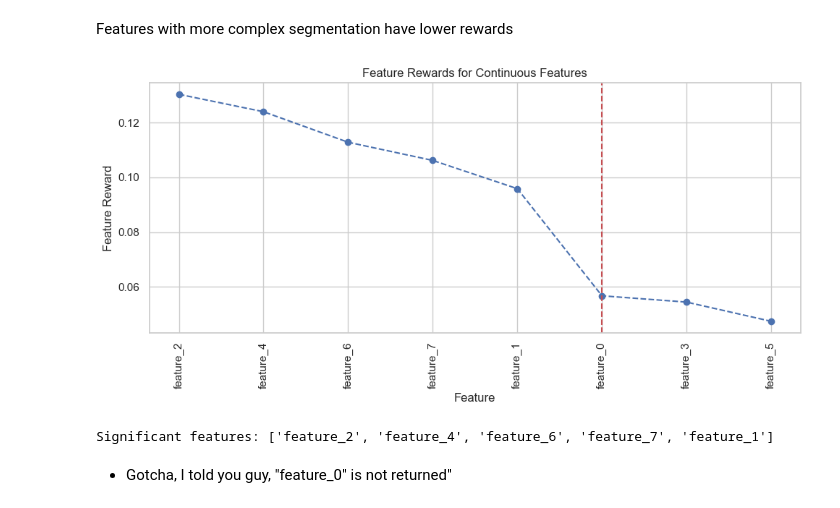
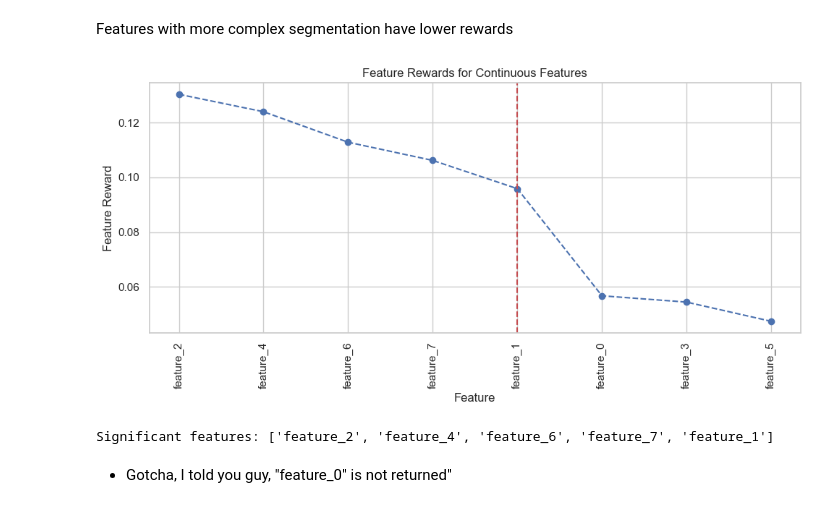
Before and after one commit to Yedson54/project-exstream, a Jupyter notebook: notebooks/exstream.ipynb, the cells around one changed output. Cells and saved outputs as stored; diff of their text form; code cells hidden in the pictures.

```diff
--- a/notebooks/exstream.ipynb
+++ b/notebooks/exstream.ipynb
@@ -423,6 +427,19 @@ Distance = entropy_based_reward(class_entropy(TSA, TSR),
 print(f"Feature Distance: {Distance}")
 
 def single_feature_reward(df, feature, trace_id, ano_id):
+    """
+    Calculate the reward for a single feature based on entropy.
+
+    Parameters:
+    df (DataFrame): The input dataframe.
+    feature (str): The name of the feature.
+    trace_id (str): The trace ID column name.
+    ano_id (str): The anomaly ID column name.
+
+    Returns:
+    float: The entropy-based reward for the feature.
+    """
+
     ts_ano, ts_ref = tsa_tsr_series_split(df, trace_id=trace_id, ano_id=ano_id)
     ts = generate_TS(pd.concat([ts_ano, ts_ref]), feature)
     ts_class_entropy = class_entropy(tsa, tsr)
@@ -471,63 +488,63 @@ def compute_feature_rewards(df: pd.DataFrame, trace_id: str, ano_id: int, featur
     }
     return feature_rewards
 
-def select_feature_on_rewards(
-        df: pd.DataFrame,
-        trace_id: str,
-        ano_id: int,
-        features_code: List[str],
-        plot: bool = True,
-        verbose: bool = True,
-) -> List[str]:
+import numpy as np
+import matplotlib.pyplot as plt
+
+def select_feature_on_rewards(df, trace_id, ano_id, features_code, ignore_first=False, plot=True, verbose=True):
     """
     Plots the feature rewards for continuous features and identifies the elbow point.
+    Optionally ignores the first sharpest drop if it is the first feature.
 
     Parameters:
     - df (pd.DataFrame): DataFrame containing the features.
     - trace_id (str): The trace ID.
     - ano_id (int): The anomaly ID.
     - features_code (List[str]): List of feature names.
+    - ignore_first (bool, optional): Whether to ignore the first sharpest drop. Defaults to False.
     - plot (bool, optional): Whether to plot the feature rewards. Defaults to True.
+    - verbose (bool, optional): Whether to print detailed information. Defaults to True.
 
     Returns:
-    - list: The significant features identified up to the elbow point.
+    - List[str]: The significant features identified up to the elbow point.
     """
-    # Compute feature rewards, sort features based on their rewards in descending order.
     feature_rewards = compute_feature_rewards(
         df, trace_id=trace_id, ano_id=ano_id, features_code=features_code
-    )
+        )
     sorted_features = sorted(feature_rewards.items(), key=lambda x: x[1], reverse=True)
     variables, rewards = zip(*sorted_features)
+
     # Calculate differences between successive feature rewards
-    differences = np.diff(rewards)
-    # Threshold defined by the max dropout in rewards
+    differences = np.abs(np.diff(rewards))
     elbow_point = np.argmax(differences)
 
+    # Check if the elbow point is the first feature and whether to ignore it
+    if ignore_first and elbow_point == 0:
+        second_largest_drop = np.argmax(differences[1:]) + 1  # Offset by 1 due to slicing
+        elbow_point = second_largest_drop
+
     if plot:
-        # Create the plot
         plt.figure(figsize=(10, 5))
         plt.plot(variables, rewards, marker='o', linestyle='--', color='b')
         plt.xlabel('Feature')
         plt.ylabel('Feature Reward')
         plt.title('Feature Rewards for Continuous Features')
         plt.xticks(rotation=90)
         plt.tight_layout()
-        # Add a red line to indicate the elbow point
         plt.axvline(x=variables[elbow_point], color='r', linestyle='--')
         plt.show()
 
-    # Return significant features up to the elbow point
-    significant_features = list(variables[:elbow_point])  # `elbow_point` not included
+    significant_features = list(variables[:elbow_point + 1])  # Include elbow_point
 
     if verbose:
         print("Significant features:", significant_features)
 
     return significant_features
 
-# Example with trace_id = "1_1" and ano_id = 1
-significant_features_1_1_1 = select_feature_on_rewards(bursty_input1_df, "1_1", 1, features_code)
+# Example usage
+significant_features_1_1_1 = select_feature_on_rewards(bursty_input1_df, "1_1", 1, features_code, ignore_first=True)
 # %% [output]
-[figure, old version]
+[figure, new version]
 Significant features: ['feature_2', 'feature_4', 'feature_6', 'feature_7', 'feature_1']
 # %% [markdown]
 * Gotcha, I told you guy, "feature_0" is not returned"
```
Also changed, not shown: parts of 15 cells of this notebook, 1 other file.
